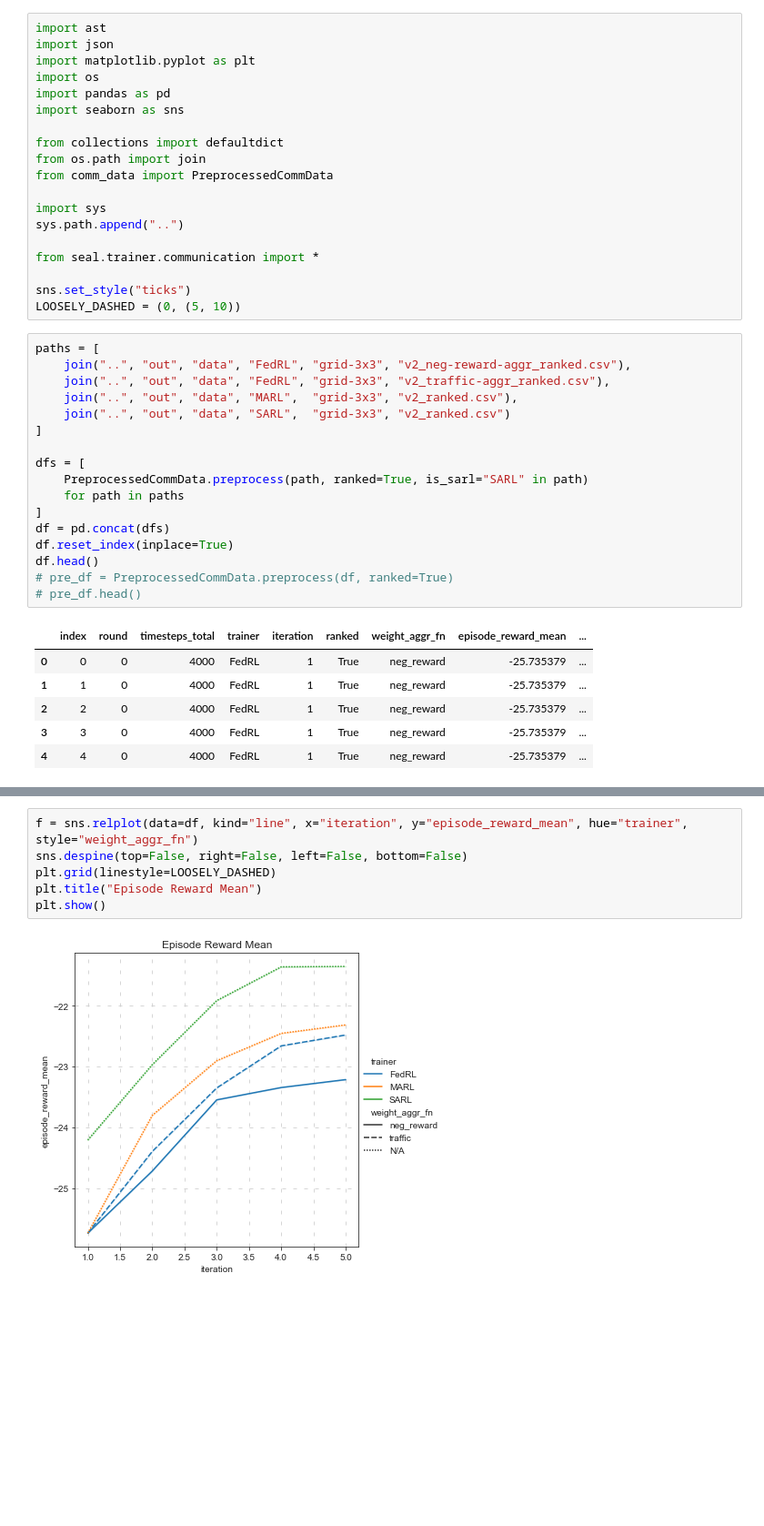
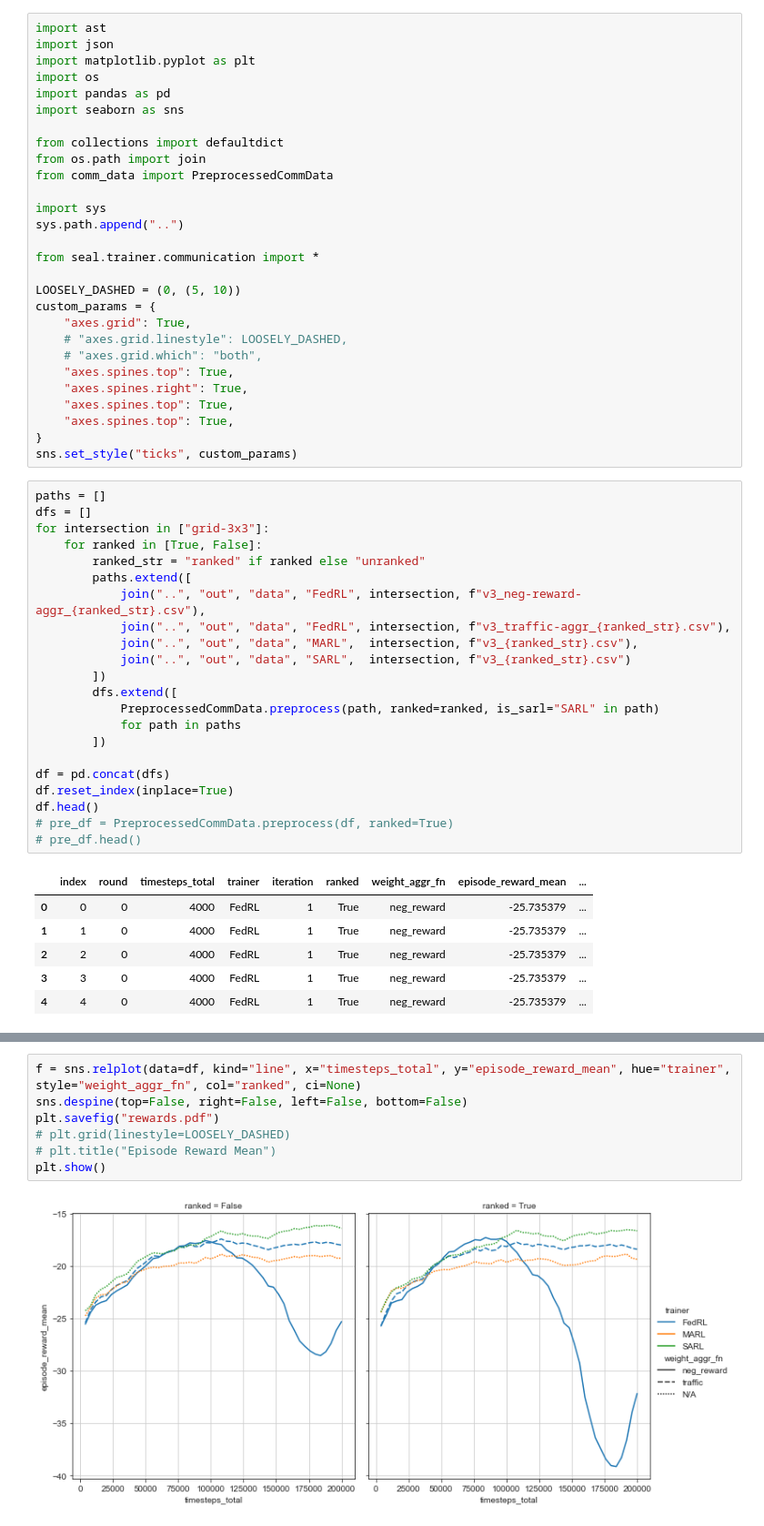
Before and after one commit to nathaniel-hudson/SUMO-FedRL, a Jupyter notebook: notebooks/Communication Analysis.ipynb, the cells around one changed output, grey strips where cells are left out. Shown: that part at 91% size. Saved outputs shown, nothing was run; the diff lists cells and outputs as text; blank space fills up the shorter version.

```diff
--- a/notebooks/Communication Analysis.ipynb
+++ b/notebooks/Communication Analysis.ipynb
@@ -15,20 +15,34 @@ sys.path.append("..")
 
 from seal.trainer.communication import *
 
-sns.set_style("ticks")
 LOOSELY_DASHED = (0, (5, 10))
+custom_params = {
+    "axes.grid": True,
+    # "axes.grid.linestyle": LOOSELY_DASHED,
+    # "axes.grid.which": "both",
+    "axes.spines.top": True,
+    "axes.spines.right": True,
+    "axes.spines.top": True,
+    "axes.spines.top": True,
+}
+sns.set_style("ticks", custom_params)
 # %%
-paths = [
-    join("..", "out", "data", "FedRL", "grid-3x3", "v2_neg-reward-aggr_ranked.csv"),
-    join("..", "out", "data", "FedRL", "grid-3x3", "v2_traffic-aggr_ranked.csv"),
-    join("..", "out", "data", "MARL",  "grid-3x3", "v2_ranked.csv"),
-    join("..", "out", "data", "SARL",  "grid-3x3", "v2_ranked.csv")
-]
+paths = []
+dfs = []
+for intersection in ["grid-3x3"]:
+    for ranked in [True, False]:
+        ranked_str = "ranked" if ranked else "unranked"
+        paths.extend([
+            join("..", "out", "data", "FedRL", intersection, f"v3_neg-reward-aggr_{ranked_str}.csv"),
+            join("..", "out", "data", "FedRL", intersection, f"v3_traffic-aggr_{ranked_str}.csv"),
+            join("..", "out", "data", "MARL",  intersection, f"v3_{ranked_str}.csv"),
+            join("..", "out", "data", "SARL",  intersection, f"v3_{ranked_str}.csv")
+        ])
+        dfs.extend([
+            PreprocessedCommData.preprocess(path, ranked=ranked, is_sarl="SARL" in path)
+            for path in paths
+        ])
 
-dfs = [
-    PreprocessedCommData.preprocess(path, ranked=True, is_sarl="SARL" in path)
-    for path in paths
-]
 df = pd.concat(dfs)
 df.reset_index(inplace=True)
 df.head()
@@ -48,9 +58,10 @@ array(['neg_reward', 'traffic', 'N/A'], dtype=object)
 # %%
-f = sns.relplot(data=df, kind="line", x="iteration", y="episode_reward_mean", hue="trainer", style="weight_aggr_fn")
+f = sns.relplot(data=df, kind="line", x="timesteps_total", y="episode_reward_mean", hue="trainer", style="weight_aggr_fn", col="ranked", ci=None)
 sns.despine(top=False, right=False, left=False, bottom=False)
-plt.grid(linestyle=LOOSELY_DASHED)
-plt.title("Episode Reward Mean")
+plt.savefig("rewards.pdf")
+# plt.grid(linestyle=LOOSELY_DASHED)
+# plt.title("Episode Reward Mean")
 plt.show()
 # %% [output]
-[figure, old version]
+[figure, new version]
 # %%
```
Also changed, not shown: parts of 3 cells of this notebook, 4 other files.
